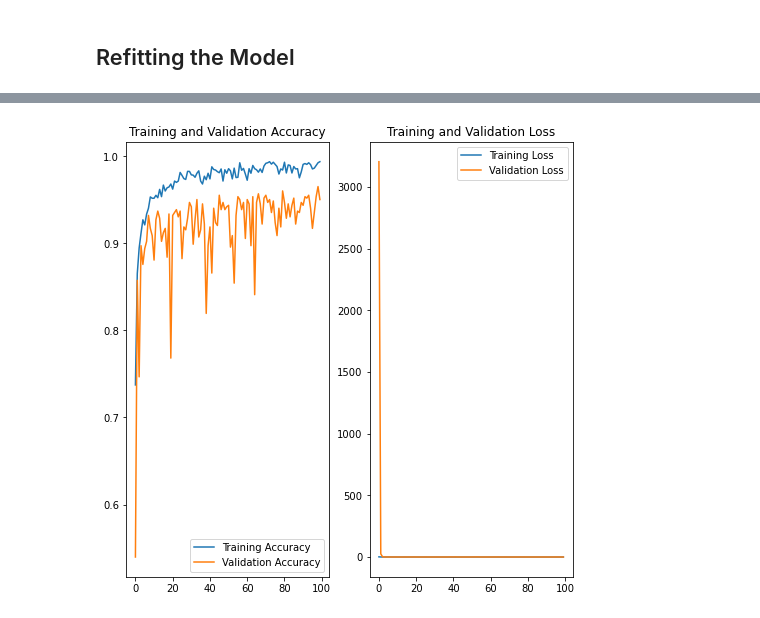
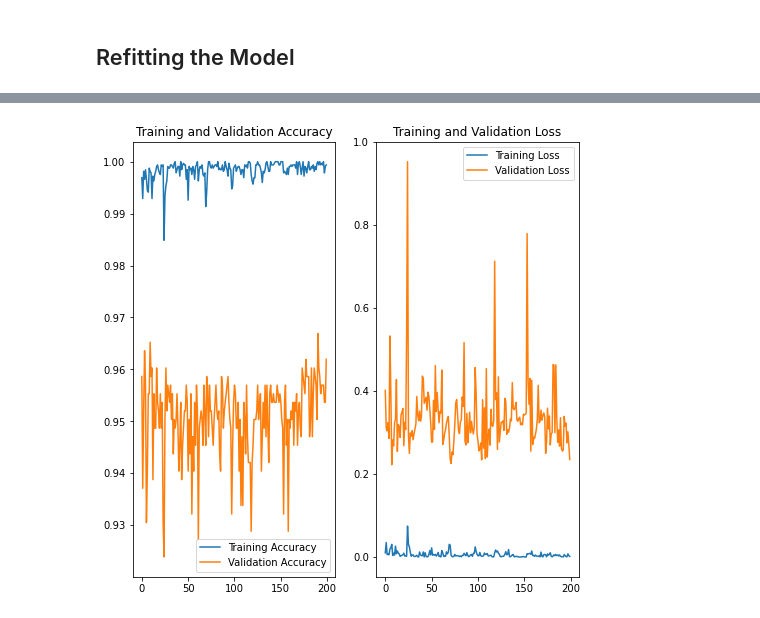
Before and after one commit to fahrezahafiz/CervixNet, a Jupyter notebook: CervixConcat.ipynb, the cells around one changed output, grey strips where cells are left out. Saved outputs shown, nothing was run; the diff lists cells and outputs as text; code cells hidden in the pictures.

```diff
--- a/CervixConcat.ipynb
+++ b/CervixConcat.ipynb
@@ -206,25 +251,28 @@ class HyperCervixNet(HyperModel):
 
     def build(self, hp):
         # hp search space
-        fc_units1 = hp.Int('fc_units', min_value=256, max_value=1024,
-                          step=64, default=256)
-        fc_activation1 = hp.Choice('fc_activation',
+        fc_units = hp.Int('fc_units', min_value=32, max_value=512,
+                          step=32, default=128)
+        fc_activation = hp.Choice('fc_activation',
                                   values=['relu', 'tanh', 'sigmoid'],
                                   default='relu')
+        dropout_rate = hp.Float('dropout_rate', min_value=0.2, max_value=0.4,
+                               step=0.1, default=0.3)
+
         inputs = keras.Input(shape=(IMG_WIDTH, IMG_HEIGHT, 3), name='image')
         xception_features = xception_base(inputs)
         resnet50_features = resnet50_base_partial_frozen(inputs)
         concat_features = layers.concatenate([xception_features, resnet50_features])
         x = layers.GlobalAveragePooling2D()(concat_features)
-        x = layers.Dropout(.2, seed=SEED)(x)
-        x = layers.Dense(fc_units1, activation=fc_activation1)(x)
+        x = layers.Dropout(dropout_rate, seed=SEED)(x)
+        x = layers.Dense(fc_units, activation=fc_activation)(x)
         out = layers.Dense(NUM_CLASSES, activation='softmax')(x)
 
         concat_model = keras.Model(inputs=inputs, outputs=out, name='CervixNet')
 
         # decaying learning rate
         lr_schedule = keras.optimizers.schedules.ExponentialDecay(
-            initial_learning_rate=1e-2,
+            initial_learning_rate=1e-3,
             decay_steps=10000,
             decay_rate=0.9)
         optimizer = keras.optimizers.Adam(learning_rate=lr_schedule)
@@ -253,29 +303,28 @@ tuner = RandomSearch(
     max_trials=MAX_TRIALS,
     executions_per_trial=EXECUTION_PER_TRIAL,
     directory='random_search',
-    project_name='concat_net',
+    project_name='concat',
 )
 tuner.search_space_summary()
 
 tuning_callbacks = [
     tf.keras.callbacks.EarlyStopping(
         monitor='val_loss', min_delta=1e-3, patience=10,
-        mode='min', baseline=None, restore_best_weights=True)
+        mode='min', baseline=None, restore_best_weights=True),
+    Notifier('Concat HPS'),
 ]
 
 start = time.time()
 tuner.search(train_ds, epochs=SEARCH_EPOCHS, validation_data=val_ds, callbacks=tuning_callbacks)
 end = time.time() - start
-print('Hyperparameter search time: {}'.format(datetime.timedelta(seconds=end)))
+print('Concat hyperparameter search time: {}'.format(datetime.timedelta(seconds=end)))
+
 # Show a summary of the search
 tuner.results_summary()
 best_hp = tuner.get_best_hyperparameters()[0]
-with open('concat_best_hp.json', 'w') as f:
+with open('hp/concat_best_hp.json', 'w') as f:
     json.dump(best_hp.get_config(), f)
 # Retrieve the best model.
 best_model = tuner.get_best_models(num_models=1)[0]
-best_model.save('concat_best_mt{}_ept{}_se{}.h5'.format(MAX_TRIALS, EXECUTION_PER_TRIAL, SEARCH_EPOCHS))
-# Evaluate the best model.
-loss, acc = best_model.evaluate(test_ds)
-print('Loss: {}\nAccuracy: {}'.format(loss, acc))
+best_model.save('models/hp_search/concat_best_mt{}_ept{}_se{}.h5'.format(MAX_TRIALS, EXECUTION_PER_TRIAL, SEARCH_EPOCHS))
 # %% [output]
@@ -297,18 +333,17 @@ fc_activation (Choice)
 ## Refitting the Model
 # %%
 fit_callbacks = [
-    tf.keras.callbacks.EarlyStopping(
-        monitor='val_loss', min_delta=1e-4, patience=10,
-        mode='min', baseline=None, restore_best_weights=True)
+#     tf.keras.callbacks.EarlyStopping(
+#         monitor='val_loss', min_delta=1e-4, patience=10,
+#         mode='min', baseline=None, restore_best_weights=True),
+    Notifier('Concat Refit'),
+    tf.keras.callbacks.CSVLogger('logs/concat_refit.log')
 ]
 
-# best_model = keras.models.load_model('concat_best_mt20_ept1_se50.h5')
-
 start = time.time()
-history = best_model.fit(train_ds, epochs=100, validation_data=val_ds, verbose=2)
+history = best_model.fit(train_ds, epochs=200, validation_data=val_ds, verbose=2, callbacks=fit_callbacks)
 end = time.time() - start
-print('Refit time: {}'.format(datetime.timedelta(seconds=end)))
-
+print('Concat refit time: {}'.format(datetime.timedelta(seconds=end)))
 n_epochs_best = len(history.history['val_loss'])
 
 filename = 'concat_best_refit_e{}'.format(n_epochs_best)
@@ -335 +370 @@ Refit time: 3:17:49.767954
-[figure, old version]
+[figure, new version]
```
Also changed, not shown: parts of 29 cells of this notebook, 12 other files.
